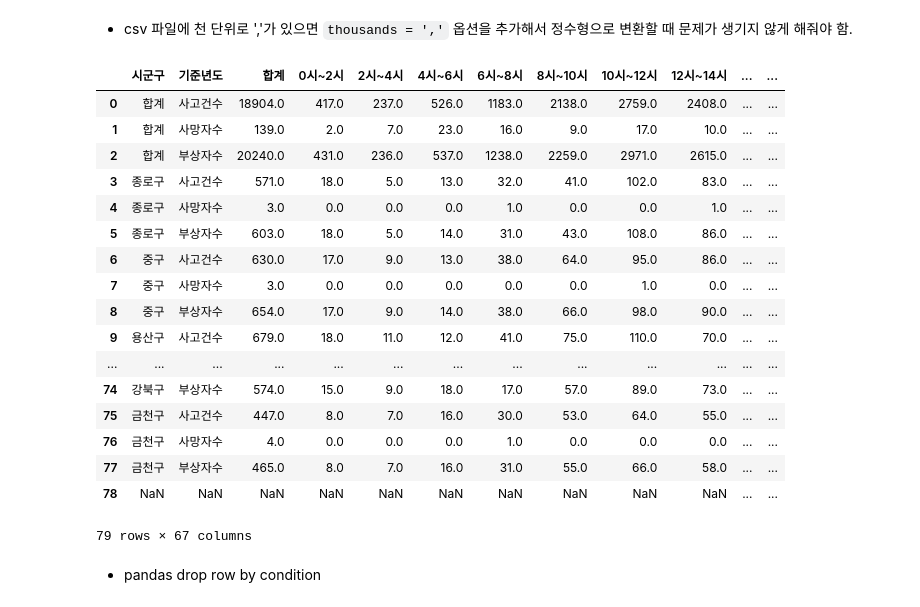
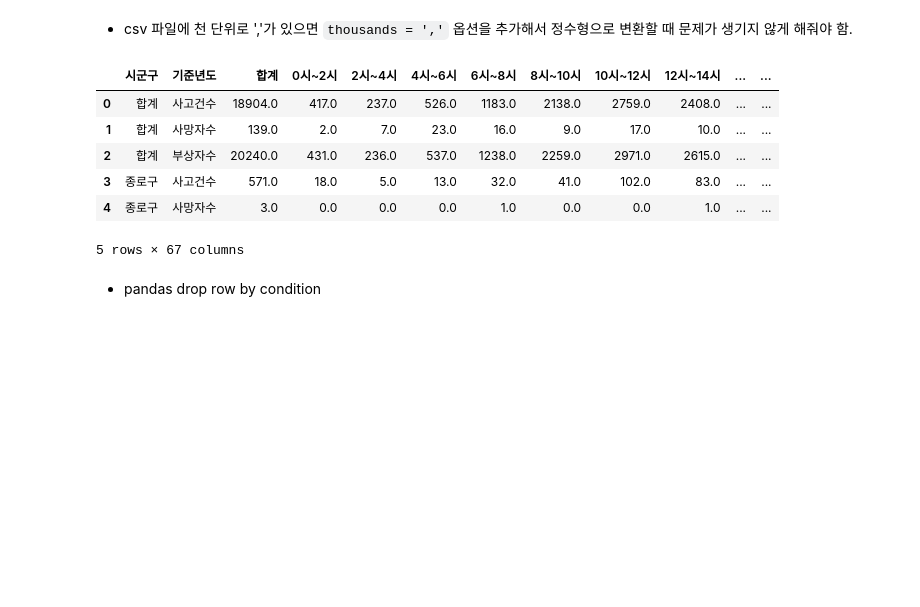
Before and after one commit to SwimmingHwang/data-visualization, a Jupyter notebook: hourly_data_visualization.ipynb, the cells around one changed output. Cells and saved outputs as stored; diff of their text form; code cells hidden in the pictures; blank space fills up the shorter version.

```diff
--- a/hourly_data_visualization.ipynb
+++ b/hourly_data_visualization.ipynb
@@ -8,26 +8,15 @@
 # %%
 import pandas as pd
 df = pd.read_csv('data\\hour.csv',  thousands = ',', encoding='CP949',header=1)
-df
+df.head()
 # %% [output]
 |  | 시군구 | 기준년도 | 합계 | 0시~2시 | 2시~4시 | 4시~6시 | 6시~8시 | 8시~10시 | 10시~12시 | 12시~14시 | ... | ... |
 | 0 | 합계 | 사고건수 | 18904.0 | 417.0 | 237.0 | 526.0 | 1183.0 | 2138.0 | 2759.0 | 2408.0 | ... | ... |
 | 1 | 합계 | 사망자수 | 139.0 | 2.0 | 7.0 | 23.0 | 16.0 | 9.0 | 17.0 | 10.0 | ... | ... |
 | 2 | 합계 | 부상자수 | 20240.0 | 431.0 | 236.0 | 537.0 | 1238.0 | 2259.0 | 2971.0 | 2615.0 | ... | ... |
 | 3 | 종로구 | 사고건수 | 571.0 | 18.0 | 5.0 | 13.0 | 32.0 | 41.0 | 102.0 | 83.0 | ... | ... |
 | 4 | 종로구 | 사망자수 | 3.0 | 0.0 | 0.0 | 0.0 | 1.0 | 0.0 | 0.0 | 1.0 | ... | ... |
-| 5 | 종로구 | 부상자수 | 603.0 | 18.0 | 5.0 | 14.0 | 31.0 | 43.0 | 108.0 | 86.0 | ... | ... |
-| 6 | 중구 | 사고건수 | 630.0 | 17.0 | 9.0 | 13.0 | 38.0 | 64.0 | 95.0 | 86.0 | ... | ... |
-| 7 | 중구 | 사망자수 | 3.0 | 0.0 | 0.0 | 0.0 | 0.0 | 0.0 | 1.0 | 0.0 | ... | ... |
-| 8 | 중구 | 부상자수 | 654.0 | 17.0 | 9.0 | 14.0 | 38.0 | 66.0 | 98.0 | 90.0 | ... | ... |
-| 9 | 용산구 | 사고건수 | 679.0 | 18.0 | 11.0 | 12.0 | 41.0 | 75.0 | 110.0 | 70.0 | ... | ... |
-| ... | ... | ... | ... | ... | ... | ... | ... | ... | ... | ... | ... | ... |
-| 74 | 강북구 | 부상자수 | 574.0 | 15.0 | 9.0 | 18.0 | 17.0 | 57.0 | 89.0 | 73.0 | ... | ... |
-| 75 | 금천구 | 사고건수 | 447.0 | 8.0 | 7.0 | 16.0 | 30.0 | 53.0 | 64.0 | 55.0 | ... | ... |
-| 76 | 금천구 | 사망자수 | 4.0 | 0.0 | 0.0 | 0.0 | 1.0 | 0.0 | 0.0 | 0.0 | ... | ... |
-| 77 | 금천구 | 부상자수 | 465.0 | 8.0 | 7.0 | 16.0 | 31.0 | 55.0 | 66.0 | 58.0 | ... | ... |
-| 78 | NaN | NaN | NaN | NaN | NaN | NaN | NaN | NaN | NaN | NaN | ... | ... |
-79 rows × 67 columns
+5 rows × 67 columns
 # %% [markdown]
 - pandas drop row by condition
 # %%
```
Also changed, not shown: parts of 1 cell of this notebook, 1 other file.
